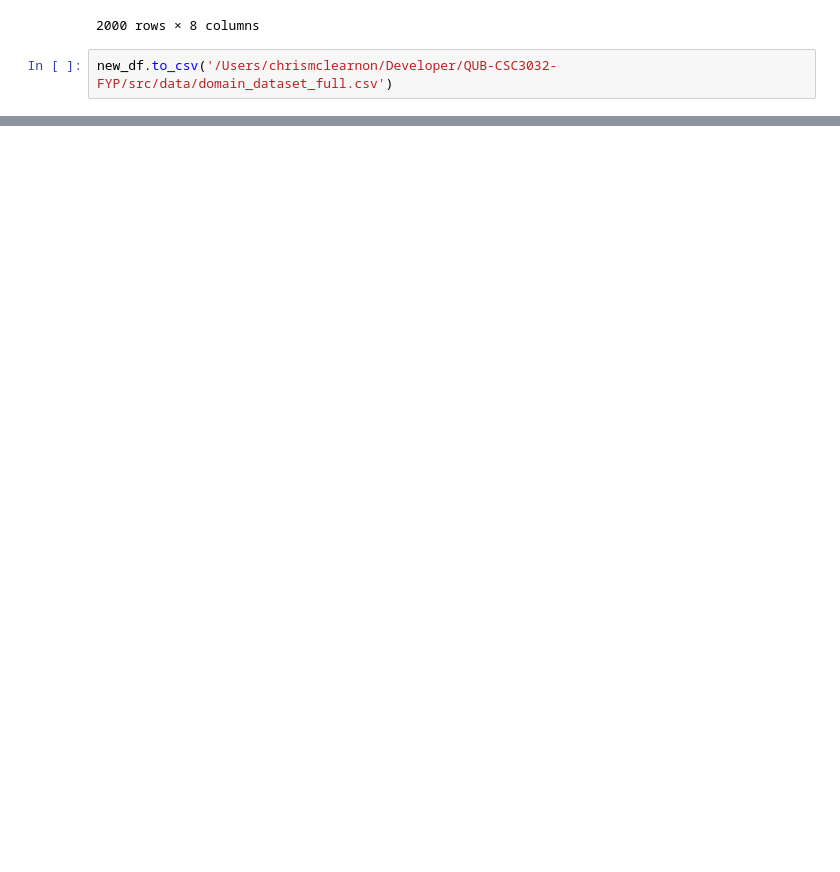
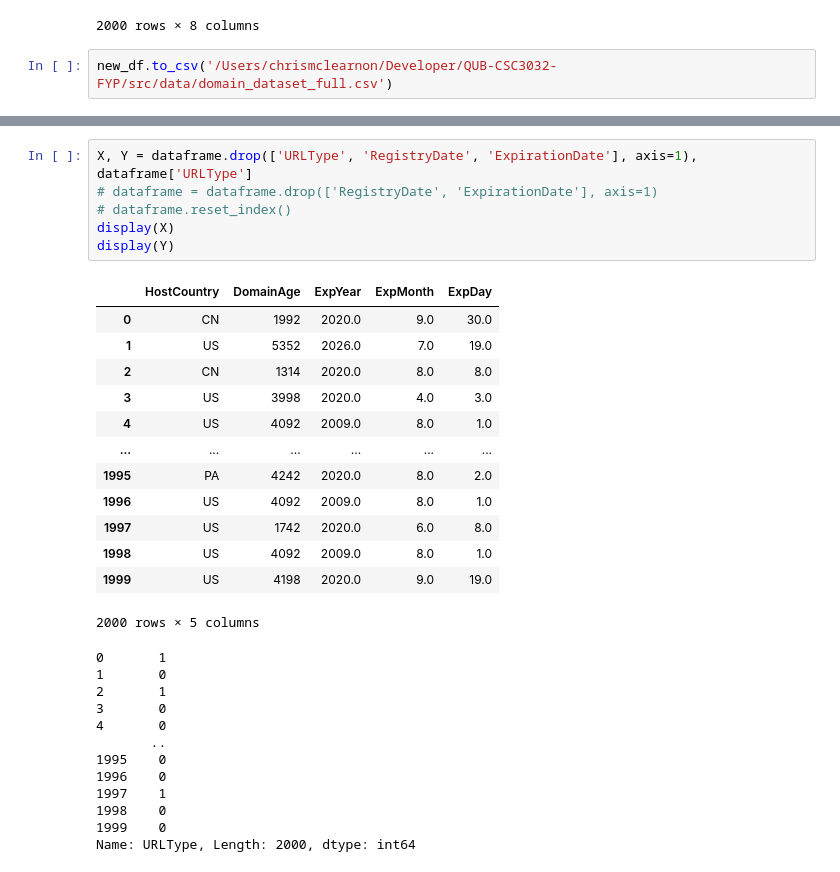
Before and after one commit to cmclearnon/QUB-CSC3032-FYP, a Jupyter notebook: src/ml/Domain - Host based Feature Extraction.ipynb, the cells around one changed output, grey strips where cells are left out. Drawn from its saved outputs; the diff is of its cells as text; blank space fills up the shorter version.

```diff
--- a/src/ml/Domain - Host based Feature Extraction.ipynb
+++ b/src/ml/Domain - Host based Feature Extraction.ipynb
@@ -499,3 +431,35 @@ array([0.000e+00, 1.992e+03, 2.020e+03, 9.000e+00, 3.000e+01, 1.000e+00,
+# %%
+X, Y = dataframe.drop(['URLType', 'RegistryDate', 'ExpirationDate'], axis=1), dataframe['URLType']
+# dataframe = dataframe.drop(['RegistryDate', 'ExpirationDate'], axis=1)
+# dataframe.reset_index()
+display(X)
+display(Y)
+# %% [output]
+|  | HostCountry | DomainAge | ExpYear | ExpMonth | ExpDay |
+| 0 | CN | 1992 | 2020.0 | 9.0 | 30.0 |
+| 1 | US | 5352 | 2026.0 | 7.0 | 19.0 |
+| 2 | CN | 1314 | 2020.0 | 8.0 | 8.0 |
+| 3 | US | 3998 | 2020.0 | 4.0 | 3.0 |
+| 4 | US | 4092 | 2009.0 | 8.0 | 1.0 |
+| ... | ... | ... | ... | ... | ... |
+| 1995 | PA | 4242 | 2020.0 | 8.0 | 2.0 |
+| 1996 | US | 4092 | 2009.0 | 8.0 | 1.0 |
+| 1997 | US | 1742 | 2020.0 | 6.0 | 8.0 |
+| 1998 | US | 4092 | 2009.0 | 8.0 | 1.0 |
+| 1999 | US | 4198 | 2020.0 | 9.0 | 19.0 |
+2000 rows × 5 columns
+0       1
+1       0
+2       1
+3       0
+4       0
+       ..
+1995    0
+1996    0
+1997    1
+1998    0
+1999    0
+Name: URLType, Length: 2000, dtype: int64
 # %%
 from sklearn.base import BaseEstimator, TransformerMixin
 from sklearn import preprocessing
```
Also changed, not shown: parts of 15 cells of this notebook.
